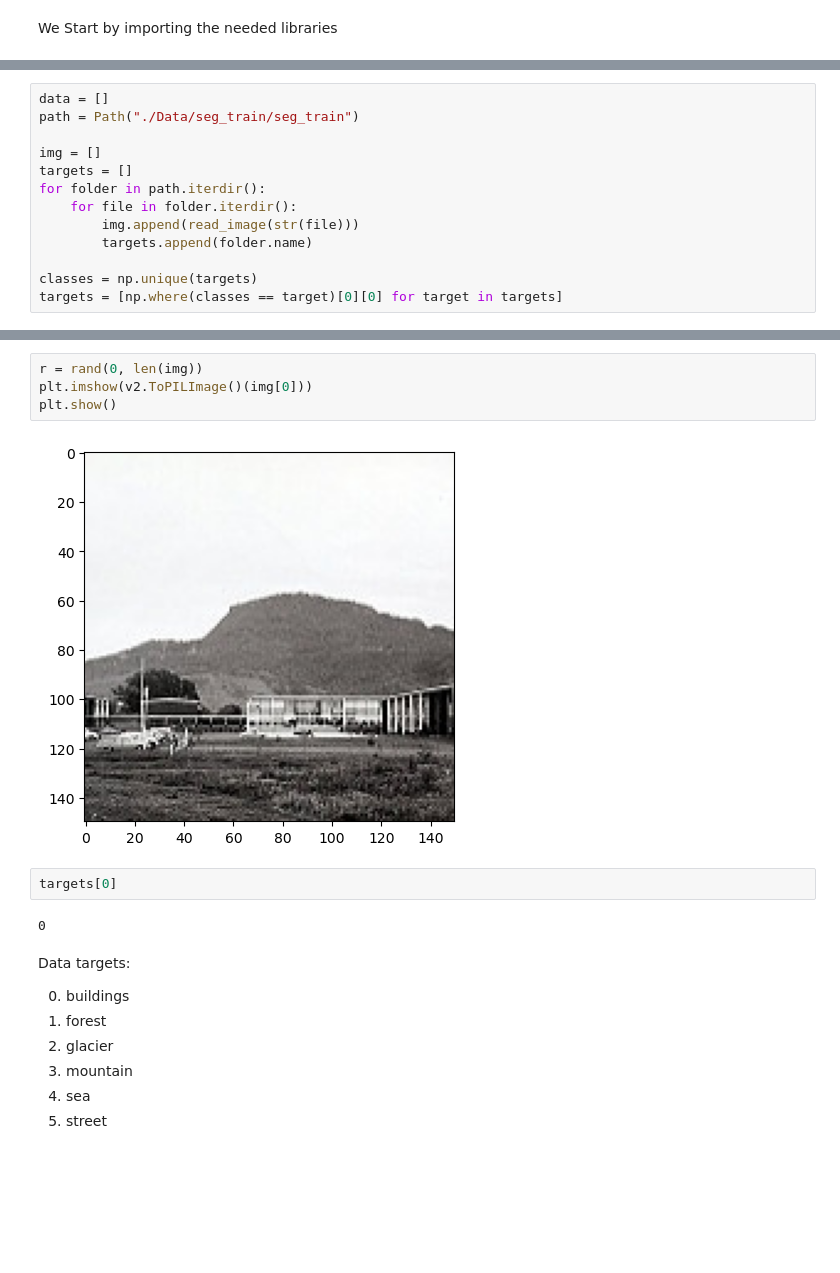
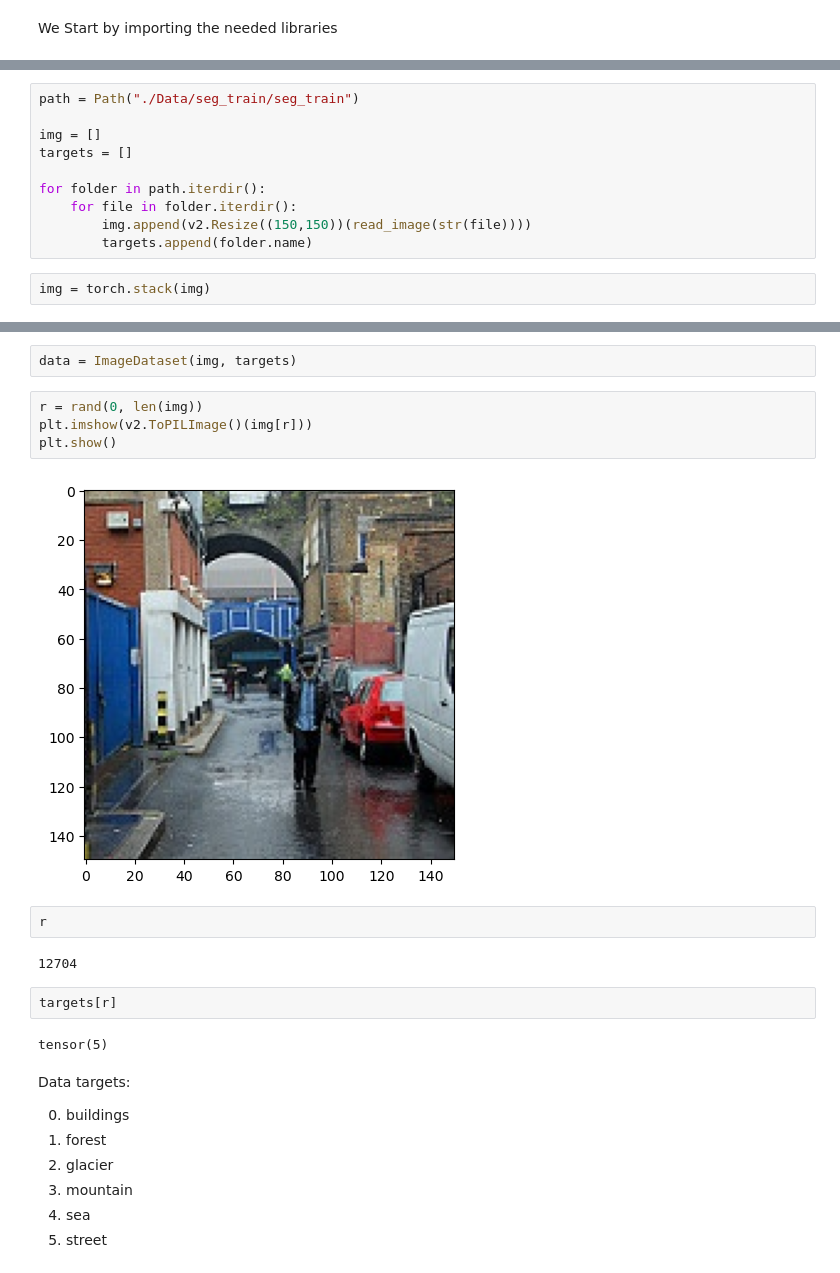
Before and after one commit to mikhailBenali/Intel-Image-Classification, a Jupyter notebook: main.ipynb, the cells around one changed output, grey strips where cells are left out. Cells and saved outputs as stored; diff of their text form; blank space fills up the shorter version.

```diff
--- a/main.ipynb
+++ b/main.ipynb
@@ -33,13 +27,12 @@ transform = v2.Compose([
 # %%
-data = []
 path = Path("./Data/seg_train/seg_train")
 
 img = []
 targets = []
+
 for folder in path.iterdir():
     for file in folder.iterdir():
-        img.append(read_image(str(file)))
+        img.append(v2.Resize((150,150))(read_image(str(file))))
         targets.append(folder.name)
-
-classes = np.unique(targets)
-targets = [np.where(classes == target)[0][0] for target in targets]
+# %%
+img = torch.stack(img)
@@ -46,13 +55,19 @@ targets = [np.where(classes == target)[0][0] for target in targets]
+# %%
+data = ImageDataset(img, targets)
 # %%
 r = rand(0, len(img))
-plt.imshow(v2.ToPILImage()(img[0]))
+plt.imshow(v2.ToPILImage()(img[r]))
 plt.show()
 # %% [output]
-[figure, old version]
+[figure, new version]
+# %%
+r
+# %% [output]
+12704
 # %%
-targets[0]
+targets[r]
 # %% [output]
-0
+tensor(5)
 # %% [markdown]
 Data targets:
 
```
Also changed, not shown: parts of 17 cells of this notebook.
